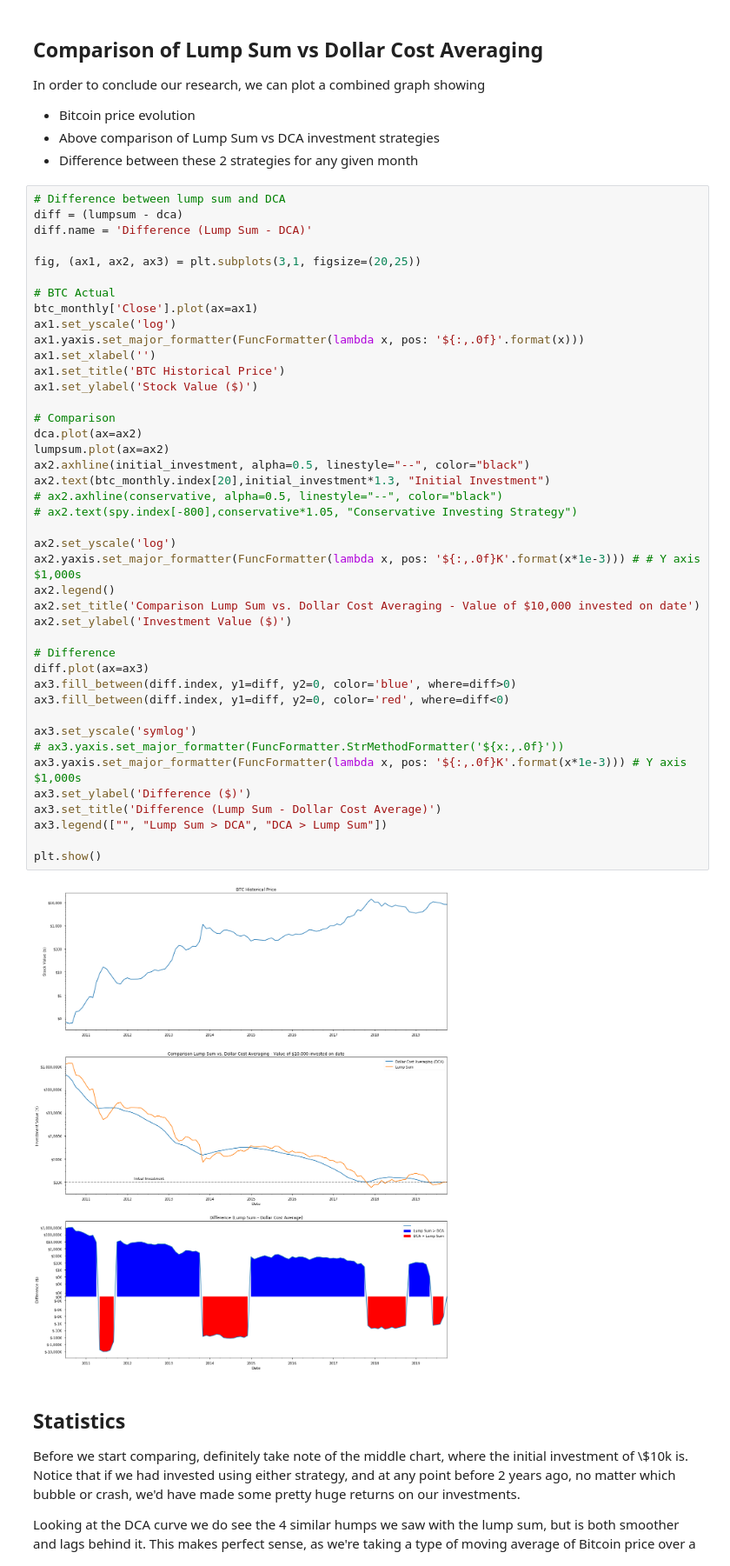
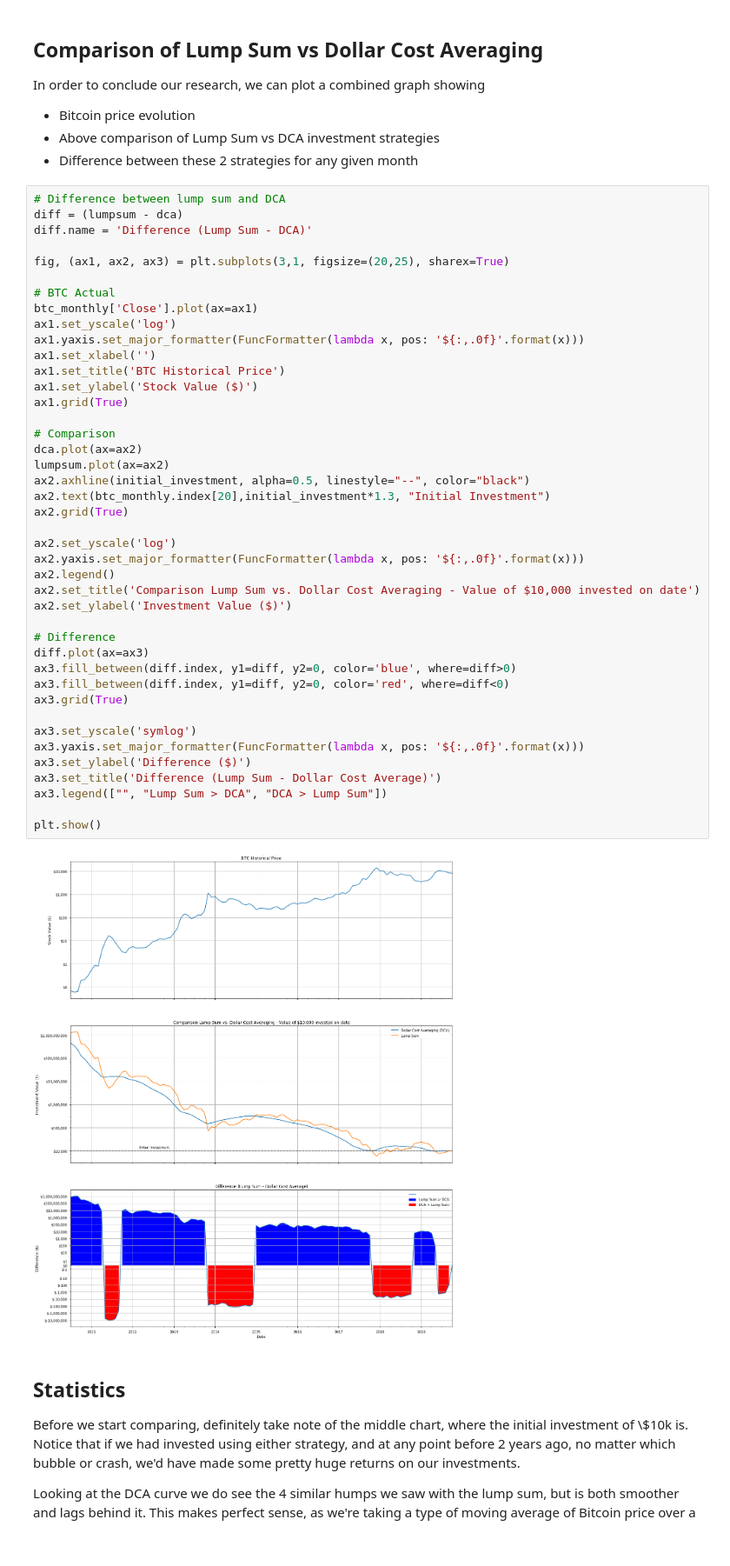
Before and after one commit to PPFilip/btc-investing, a Jupyter notebook: notebooks/btc-dca-lump.ipynb, the cells around one changed output. Shown at 87% size. Saved outputs shown, nothing was run; the diff lists cells and outputs as text.

Commit message:
Making graphs nicer

```diff
--- a/notebooks/btc-dca-lump.ipynb
+++ b/notebooks/btc-dca-lump.ipynb
@@ -304,45 +306,45 @@ In order to conclude our research, we can plot a combined graph showing
 diff = (lumpsum - dca)
 diff.name = 'Difference (Lump Sum - DCA)'
 
-fig, (ax1, ax2, ax3) = plt.subplots(3,1, figsize=(20,25))
+fig, (ax1, ax2, ax3) = plt.subplots(3,1, figsize=(20,25), sharex=True)
 
 # BTC Actual
 btc_monthly['Close'].plot(ax=ax1)
 ax1.set_yscale('log')
 ax1.yaxis.set_major_formatter(FuncFormatter(lambda x, pos: '${:,.0f}'.format(x)))
 ax1.set_xlabel('')
 ax1.set_title('BTC Historical Price')
 ax1.set_ylabel('Stock Value ($)')
+ax1.grid(True)
 
 # Comparison
 dca.plot(ax=ax2)
 lumpsum.plot(ax=ax2)
 ax2.axhline(initial_investment, alpha=0.5, linestyle="--", color="black")
 ax2.text(btc_monthly.index[20],initial_investment*1.3, "Initial Investment")
-# ax2.axhline(conservative, alpha=0.5, linestyle="--", color="black")
-# ax2.text(spy.index[-800],conservative*1.05, "Conservative Investing Strategy")
+ax2.grid(True)
 
 ax2.set_yscale('log')
-ax2.yaxis.set_major_formatter(FuncFormatter(lambda x, pos: '${:,.0f}K'.format(x*1e-3))) # # Y axis $1,000s
+ax2.yaxis.set_major_formatter(FuncFormatter(lambda x, pos: '${:,.0f}'.format(x)))
 ax2.legend()
 ax2.set_title('Comparison Lump Sum vs. Dollar Cost Averaging - Value of $10,000 invested on date')
 ax2.set_ylabel('Investment Value ($)')
 
 # Difference
 diff.plot(ax=ax3)
 ax3.fill_between(diff.index, y1=diff, y2=0, color='blue', where=diff>0)
 ax3.fill_between(diff.index, y1=diff, y2=0, color='red', where=diff<0)
+ax3.grid(True)
 
 ax3.set_yscale('symlog')
-# ax3.yaxis.set_major_formatter(FuncFormatter.StrMethodFormatter('${x:,.0f}'))
-ax3.yaxis.set_major_formatter(FuncFormatter(lambda x, pos: '${:,.0f}K'.format(x*1e-3))) # Y axis $1,000s
+ax3.yaxis.set_major_formatter(FuncFormatter(lambda x, pos: '${:,.0f}'.format(x)))
 ax3.set_ylabel('Difference ($)')
 ax3.set_title('Difference (Lump Sum - Dollar Cost Average)')
 ax3.legend(["", "Lump Sum > DCA", "DCA > Lump Sum"])
 
 plt.show()
 # %% [output]
-[figure, old version]
+[figure, new version]
 # %% [markdown]
 ## Statistics
 Before we start comparing, definitely take note of the middle chart, where the initial investment of \\$10k is. Notice that if we had invested using either strategy, and at any point before 2 years ago, no matter which bubble or crash, we'd have made some pretty huge returns on our investments.
```
Also changed, not shown: parts of 6 cells of this notebook.
